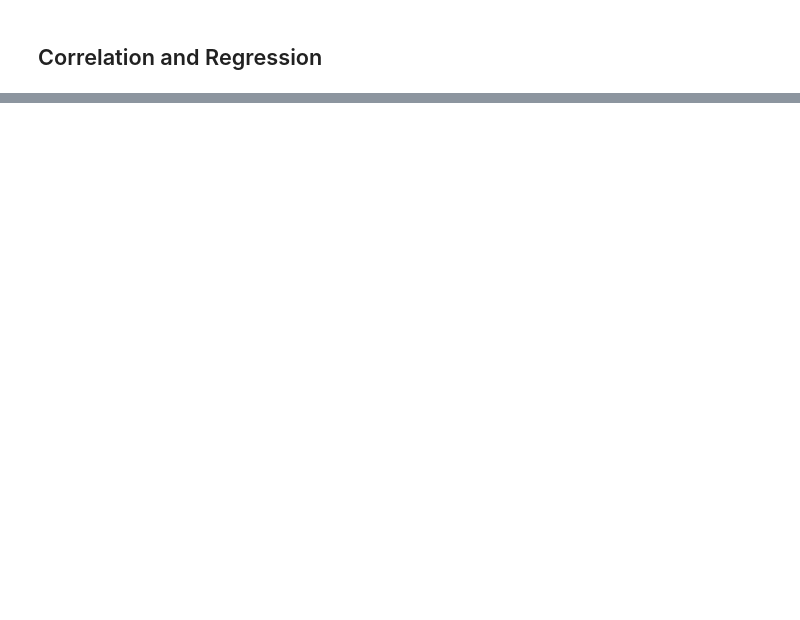
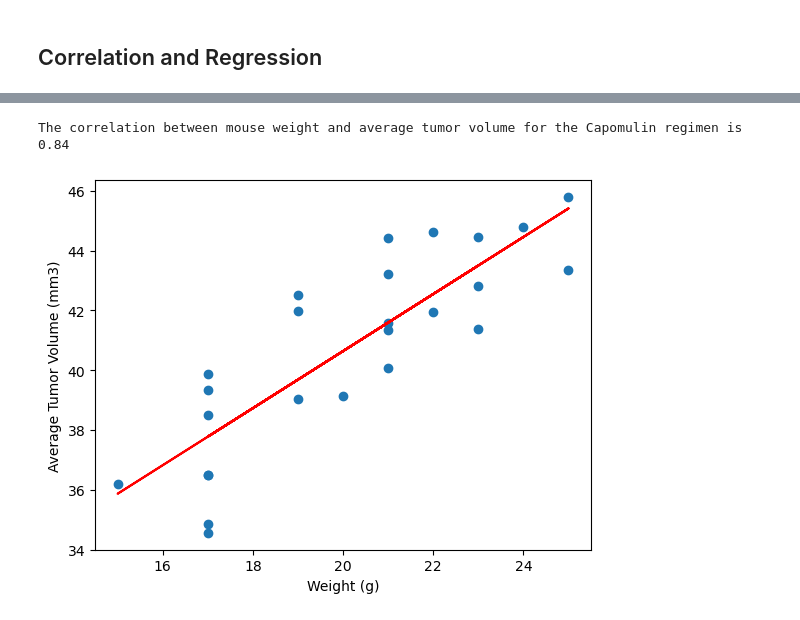
Before and after one commit to JustinePile/matplotlib-challenge, a Jupyter notebook: pymaceuticals.ipynb, the cells around one changed output, grey strips where cells are left out. Saved outputs shown, nothing was run; the diff lists cells and outputs as text; code cells hidden in the pictures; blank space fills up the shorter version.

```diff
--- a/pymaceuticals.ipynb
+++ b/pymaceuticals.ipynb
@@ -214,0 +234,21 @@ The correlation between mouse weight and the average tumor volume is 0.84
+# %%
+# Calculate the correlation coefficient and linear regression model
+# for mouse weight and average tumor volume for the Capomulin regimen
+cap_regimen_df = clean_df.loc[clean_df["Drug Regimen"] == "Capomulin"].groupby(["Mouse ID"]).mean()
+
+correlation = st.pearsonr(cap_regimen_df["Weight (g)"], cap_regimen_df["Tumor Volume (mm3)"])
+
+print(f"The correlation between mouse weight and average tumor volume for the Capomulin regimen is {round(correlation[0],2)}")
+
+slope, intercept, rvalue, pvalue, SEM = st.linregress(cap_regimen_df["Weight (g)"], cap_regimen_df["Tumor Volume (mm3)"])
+
+y = cap_regimen_df["Weight (g)"]*slope+intercept
+
+plt.scatter(cap_regimen_df["Weight (g)"], cap_regimen_df["Tumor Volume (mm3)"])
+plt.plot(cap_regimen_df["Weight (g)"], y, color="red")
+plt.xlabel("Weight (g)")
+plt.ylabel("Average Tumor Volume (mm3)")
+plt.show()
+# %% [output]
+The correlation between mouse weight and average tumor volume for the Capomulin regimen is 0.84
+[figure, added]
```
Also changed, not shown: parts of 6 cells of this notebook.
